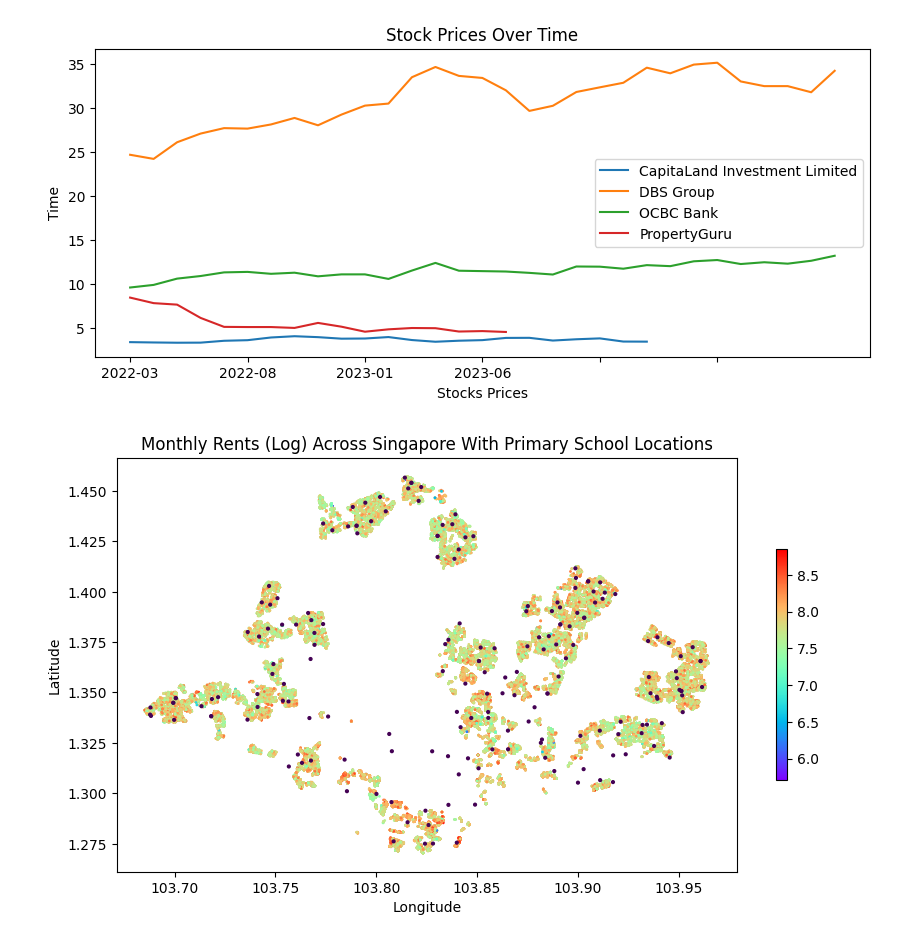
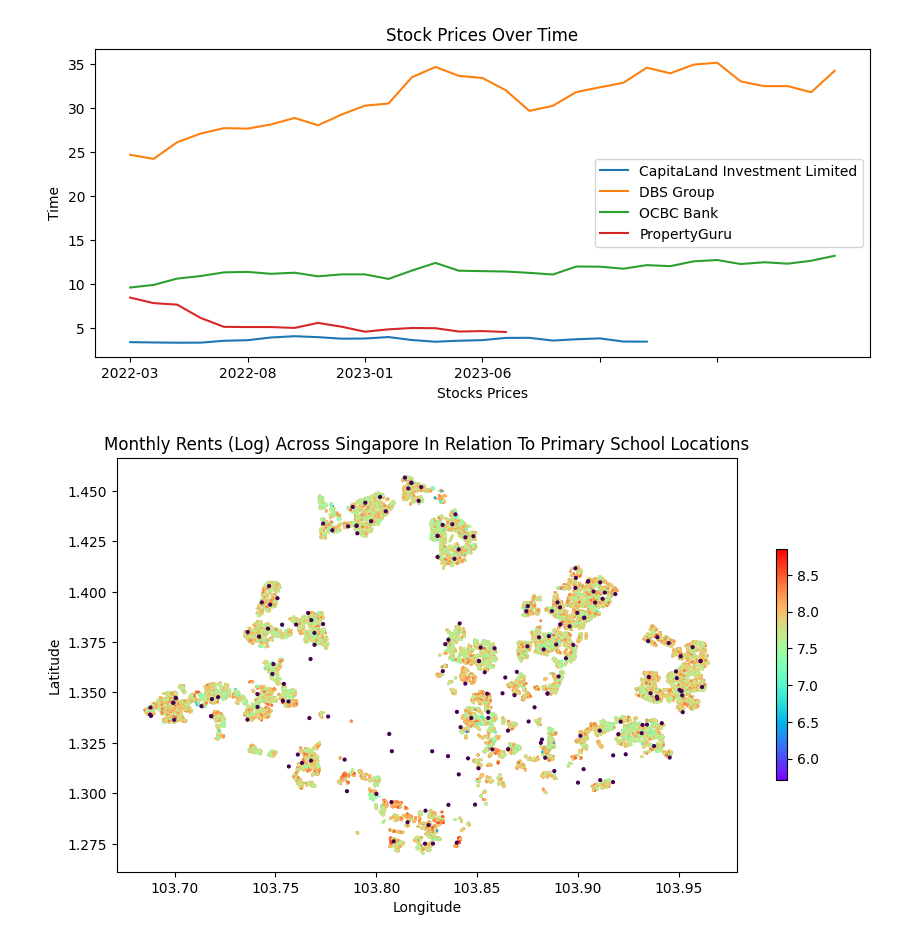
Before and after one commit to nwjbrandon/CS5228_Project, a Jupyter notebook: EDA.ipynb, the cells around one changed output. Saved outputs shown, nothing was run; the diff lists cells and outputs as text; code cells hidden in the pictures.

```diff
--- a/EDA.ipynb
+++ b/EDA.ipynb
@@ -159,18 +159,18 @@ plt.show()
 # %%
 fig, ax = plt.subplots(figsize = (10, 10))
 geo_df = GeoDataFrame({"monthly_rent": np.log(train_df["monthly_rent"])}, geometry=[Point(xy) for xy in zip(train_df['longitude'], train_df['latitude'])])
 geo_df.plot(column='monthly_rent', ax=ax, cmap='rainbow', legend=True,  legend_kwds={'shrink': 0.3}, markersize=1)
 
 aux_df = pd.read_csv("auxiliary-data/sg-primary-schools.csv")
 aux_geo_df = GeoDataFrame({"schools": [1 for i in range(len(aux_df))]}, geometry=[Point(xy) for xy in zip(aux_df['longitude'], aux_df['latitude'])])
 aux_geo_df.plot(column='schools', ax=ax, legend_kwds={'shrink': 0.3}, markersize=4)
 
-plt.title('Monthly Rents (Log) Across Singapore With Primary School Locations')
+plt.title('Monthly Rents (Log) Across Singapore In Relation To Primary School Locations')
 plt.xlabel('Longitude')
 plt.ylabel('Latitude')
 plt.show()
 # %% [output]
-[figure, old version]
+[figure, new version]
 # %%
 fig, ax = plt.subplots(figsize = (10, 10))
 geo_df = GeoDataFrame({"monthly_rent": np.log(train_df["monthly_rent"])}, geometry=[Point(xy) for xy in zip(train_df['longitude'], train_df['latitude'])])
```
Also changed, not shown: parts of 7 cells of this notebook, 8 other files.
